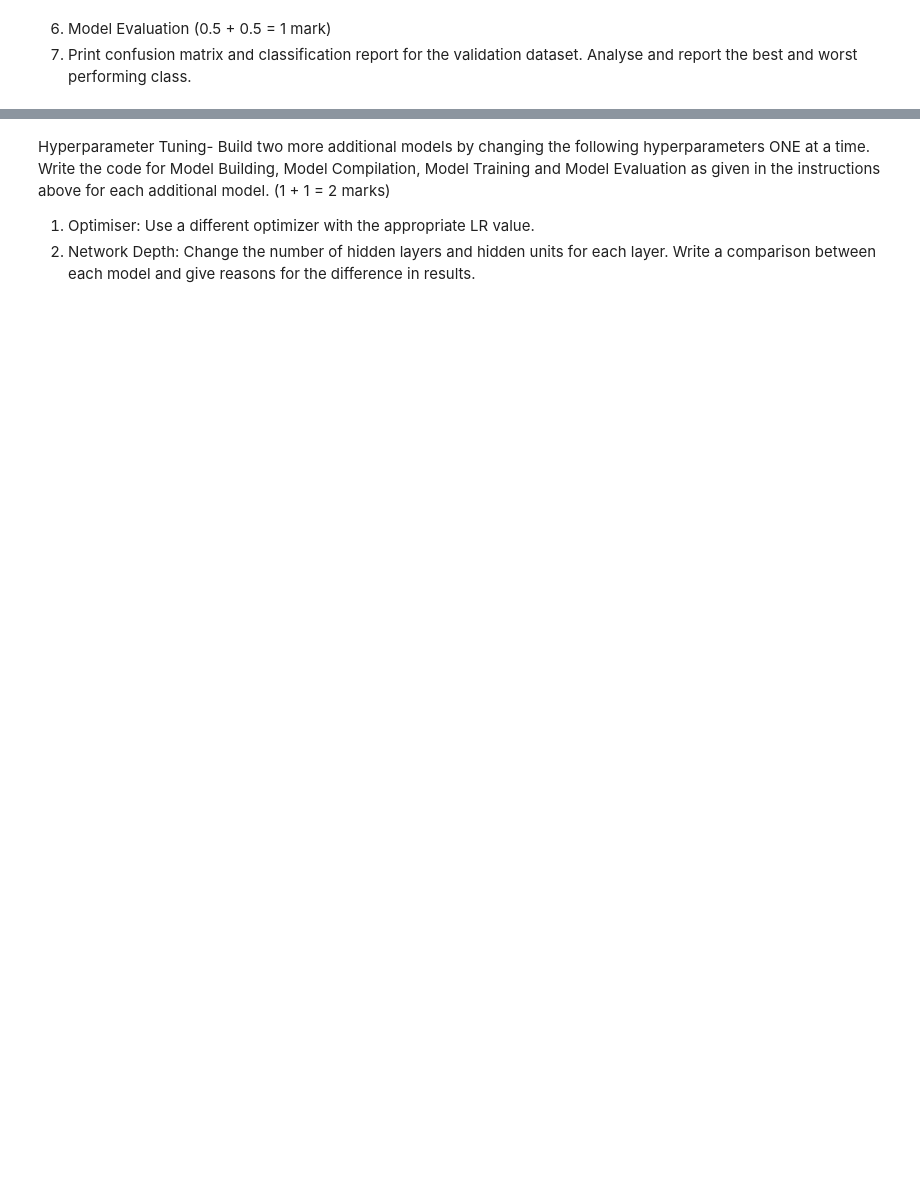
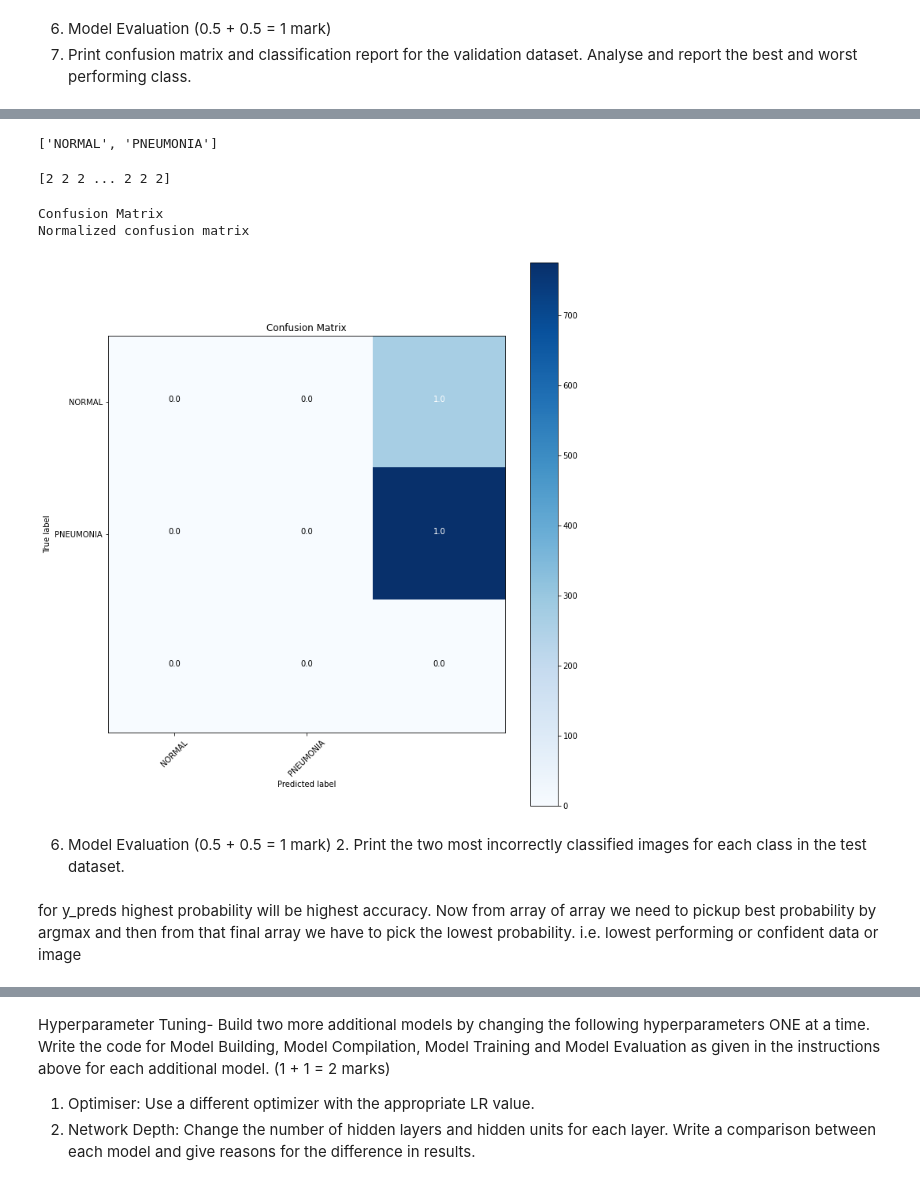
Before and after one commit to arindamdeyofficial/XRay_Pneumonia_Deep_Nural_Network_Analysis, a Jupyter notebook: XRay_Pneumonia_Deep_Nural_Network_Analysis.ipynb, the cells around one changed output, grey strips where cells are left out. Saved outputs shown, nothing was run; the diff lists cells and outputs as text; code cells hidden in the pictures; blank space fills up the shorter version.

```diff
--- a/XRay_Pneumonia_Deep_Nural_Network_Analysis.ipynb
+++ b/XRay_Pneumonia_Deep_Nural_Network_Analysis.ipynb
@@ -394,0 +423,30 @@ array([[8, 0],
+# %%
+#Print the Target names
+from sklearn.metrics import classification_report, confusion_matrix
+import itertools
+#shuffle=False
+target_names = []
+for key in train_generator.class_indices:
+    target_names.append(key)
+target_names
+# %% [output]
+['NORMAL', 'PNEUMONIA']
+# %%
+y_preds_base = model_baseline.predict(val_generator)
+y_pred_base = np.argmax(y_preds_base, axis=1)
+print(y_pred_base)
+# %% [output]
+[2 2 2 ... 2 2 2]
+# %%
+print('Confusion Matrix')
+cm_base = confusion_matrix(val_generator.classes, y_pred_base)
+plot_confusion_matrix(cm_base, target_names, title='Confusion Matrix')
+# %% [output]
+Confusion Matrix
+Normalized confusion matrix
+[figure, added]
+# %% [markdown]
+6. Model Evaluation (0.5 + 0.5 = 1 mark)
+    2. Print the two most incorrectly classified images for each class in the test dataset.
+# %% [markdown]
+for y_preds highest probability will be highest accuracy. Now from array of array we need to pickup best probability by argmax and then from that final array we have to pick the lowest probability. i.e. lowest performing or confident data or image
```
Also changed, not shown: parts of 77 cells of this notebook.
